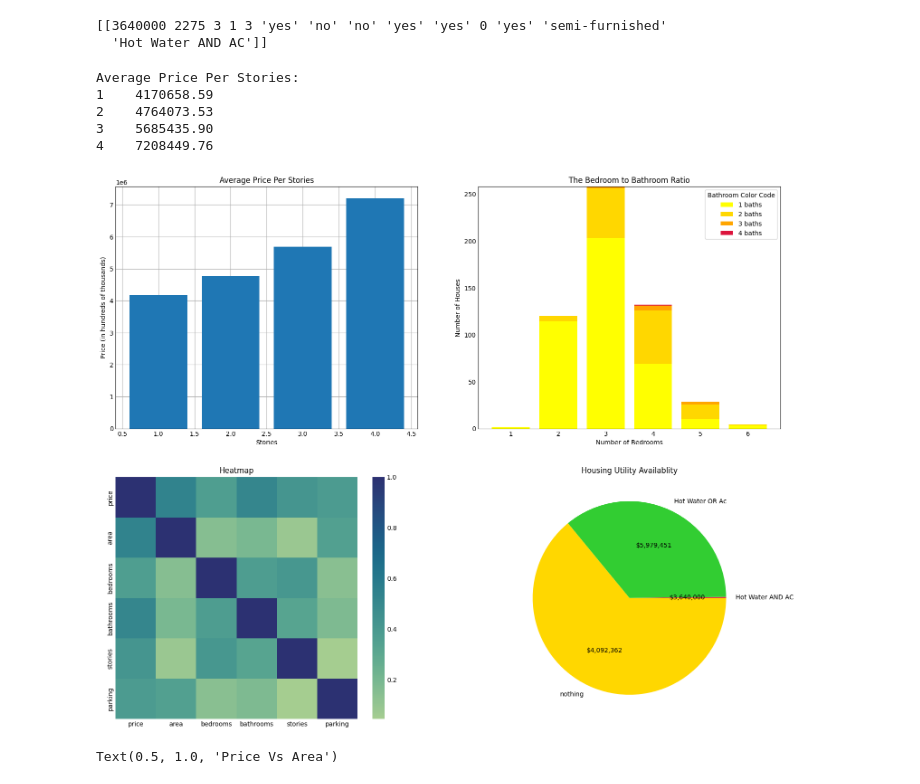
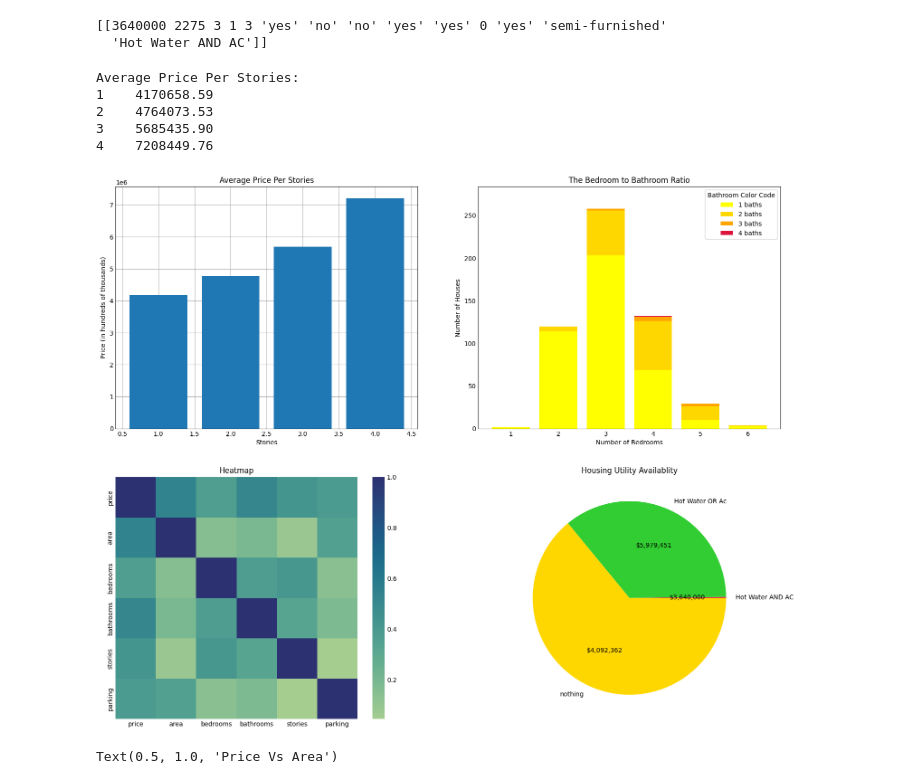
Before and after one commit to 110325-Data-Foundations/Group3P3, a Jupyter notebook: Project3.ipynb, the cells around one changed output. Saved outputs shown, nothing was run; the diff lists cells and outputs as text; code cells hidden in the pictures.

```diff
--- a/Project3.ipynb
+++ b/Project3.ipynb
@@ -266,41 +266,41 @@ ax[0,1].legend(title = "Bathroom Color Code")
 
 # So it doesn't touch the top
 max_height = np.max(np.sum(stack_matrix, axis = 0)) # Calculate maximum height of stacked bars
-ax[1,1].set_ylim(0, max_height * 1.1) # Add a small 10% padding
+ax[0,1].set_ylim(0, max_height * 1.1) # Add a small 10% padding
 
 # Find average price depending on number of stories
 avg_price_per_stories = df.groupby('stories')['price'].mean().round(2)
 
 # Clean up extra info from print()
 avg_price_per_stories.index.name = None
 avg_price_per_stories.name = None
 
 print("Average Price Per Stories:")
 print(avg_price_per_stories.to_string())
 
 ax[0,0].bar(avg_price_per_stories.index, avg_price_per_stories.values)
 ax[0,0].set_title("Average Price Per Stories")
 ax[0,0].set_xlabel("Stories")
 ax[0,0].set_ylabel("Price (in hundreds of thousands)")
 
 mean_price = {cat: float(housing_np[np.where(housing_np[:,13] == cat),0].mean()) for cat in names}
 price_dict = {count: np.unique_counts(housing_np[:,13]).values.tolist()[ind] for ind,count in enumerate(np.unique_counts(housing_np[:,13]).counts)}
 
 values = np.unique_counts(housing_np[:,13]).counts
 
 ax[1,1].pie(values,labels=names,colors = ['crimson','limegreen','gold'],
               autopct = lambda p:"${:,}".format(int(round(mean_price[price_dict[round(float(p) * 545/100)]]))))
 
 ax[1,1].set_title("Housing Utility Availablity")
 
 plt.show()
 # %% [output]
 Average Price Per Stories:
 1    4170658.59
 2    4764073.53
 3    5685435.90
 4    7208449.76
-[figure, old version]
+[figure, new version]
 # %%
 fig, ax = plt.subplots(figsize=(10, 6))
 plt.ticklabel_format(style='plain', axis='y')
```
